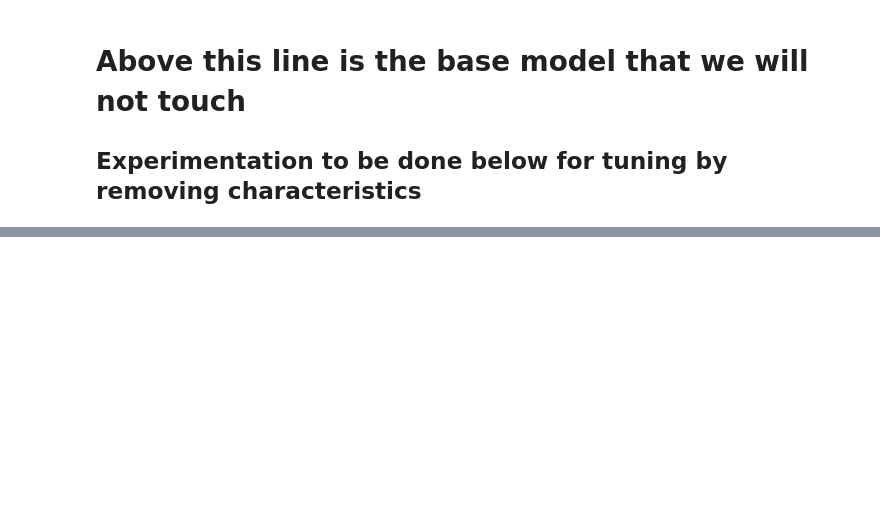
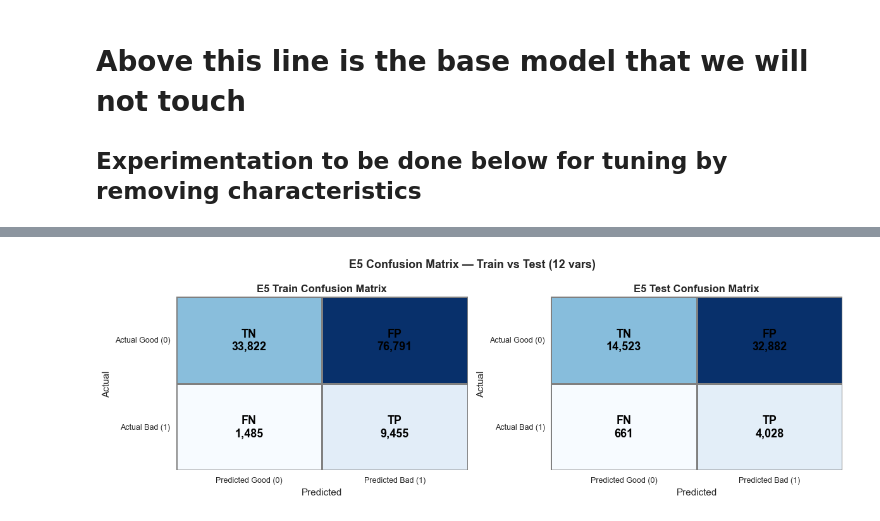
Before and after one commit to spectre-meltdown/IS453-Financial_Analytics-Scorecard_Project, a Jupyter notebook: 3.1 Tuning 1 Remove Characteristics.ipynb, the cells around one changed output, grey strips where cells are left out. Cells and saved outputs as stored; diff of their text form; code cells hidden in the pictures; blank space fills up the shorter version.

```diff
--- a/3.1 Tuning 1 Remove Characteristics.ipynb
+++ b/3.1 Tuning 1 Remove Characteristics.ipynb
@@ -1658,0 +1700,98 @@ Error:
+# %%
+cutoff_e5 = 570  # same as baseline cutoff; adjust based on sensitivity table above if needed
+
+score_col_e5 = train_score_e5.columns[0]
+predicted_bad_train_e5 = (train_score_e5[score_col_e5] < cutoff_e5).astype(int).tolist()
+predicted_bad_test_e5  = (test_score_e5[score_col_e5]  < cutoff_e5).astype(int).tolist()
+
+print(f'=== E5 Scorecard Metrics & Evaluation (12 vars, Cutoff = {cutoff_e5} ===')
+
+def get_metrics_e5(y_true, y_pred):
+    cm = confusion_matrix(y_true, y_pred)
+    tn, fp, fn, tp = cm.ravel()
+    accuracy    = (tp + tn) / (tp + tn + fp + fn)
+    error_rate  = 1 - accuracy
+    precision   = tp / (tp + fp) if (tp + fp) > 0 else 0
+    recall      = tp / (tp + fn) if (tp + fn) > 0 else 0
+    specificity = tn / (tn + fp) if (tn + fp) > 0 else 0
+    f1          = 2 * precision * recall / (precision + recall) if (precision + recall) > 0 else 0
+    return {
+        'Accuracy'   : round(accuracy, 4),
+        'Error Rate' : round(error_rate, 4),
+        'Precision'  : round(precision, 4),
+        'Recall'     : round(recall, 4),
+        'Specificity': round(specificity, 4),
+        'F1 Score'   : round(f1, 4),
+    }
+
+train_metrics_e5 = get_metrics_e5(y_train, predicted_bad_train_e5)
+test_metrics_e5  = get_metrics_e5(y_test,  predicted_bad_test_e5)
+
+# --- Confusion Matrix ---
+fig, axes = plt.subplots(1, 2, figsize=(12, 4))
+for ax, y_true, y_pred, lbl in [
+    (axes[0], y_train, predicted_bad_train_e5, 'Train'),
+    (axes[1], y_test,  predicted_bad_test_e5,  'Test')
+]:
+    cm = confusion_matrix(y_true, y_pred)
+    tn, fp, fn, tp = cm.ravel()
+    sns.heatmap(cm, ax=ax, cmap='Blues', cbar=False, linewidths=1, linecolor='gray', annot=False)
+    for (row, col, text) in [(0,0,f'TN\n{tn:,}'),(0,1,f'FP\n{fp:,}'),(1,0,f'FN\n{fn:,}'),(1,1,f'TP\n{tp:,}')]:
+        ax.text(col+0.5, row+0.5, text, ha='center', va='center', fontsize=13, fontweight='bold', color='black')
+    ax.set_xlabel('Predicted', fontsize=11)
+    ax.set_ylabel('Actual', fontsize=11)
+    ax.set_title(f'E5 {lbl} Confusion Matrix', fontsize=12, fontweight='bold')
+    ax.set_xticklabels(['Predicted Good (0)', 'Predicted Bad (1)'], fontsize=9)
+    ax.set_yticklabels(['Actual Good (0)', 'Actual Bad (1)'], fontsize=9, rotation=0)
+plt.suptitle('E5 Confusion Matrix — Train vs Test (12 vars)', fontsize=13, fontweight='bold')
+plt.tight_layout()
+plt.show()
+
+# --- PCC Summary Table ---
+metrics_df_e5 = pd.DataFrame({
+    'Metric': list(train_metrics_e5.keys()),
+    'Train' : list(train_metrics_e5.values()),
+    'Test'  : list(test_metrics_e5.values()),
+})
+print('\n*** E5 PCC Metrics Summary Table ***')
+display(
+    metrics_df_e5.assign(
+        Difference=((metrics_df_e5['Test'] - metrics_df_e5['Train']) * 100).round(2).astype(str) + '%'
+    ).style
+    .hide(axis='index')
+    .format({'Train': '{:.4f}', 'Test': '{:.4f}'})
+    .set_properties(**{'text-align': 'center'})
+    .set_properties(subset=['Metric'], **{'text-align': 'left', 'font-weight': 'bold'})
+)
+
+# --- AUC / Gini / KS ---
+print('\n*** E5 AUC, Gini, and KS Summary ***')
+print(f"{'Metric':<30} {'Train':>10} {'Test':>10}")
+print('-' * 52)
+print(f"{'AUC':<30} {exp5['train_auc']:>10.4f} {exp5['test_auc']:>10.4f}")
+print(f"{'Gini Coefficient':<30} {exp5['train_gini']:>10.4f} {exp5['test_gini']:>10.4f}")
+print(f"{'KS (logit probabilities)':<30} {exp5['ks_logit_train']:>10.4f} {exp5['ks_logit_test']:>10.4f}")
+print(f"{'KS (scorecard points)':<30} {exp5['ks_score_train']:>10.4f} {exp5['ks_score_test']:>10.4f}")
+print(f"{'Overfit (Train-Test AUC)':<30} {exp5['overfit_auc']:>10.4f}")
+
+# --- Score Distribution ---
+fig, axes = plt.subplots(1, 2, figsize=(14, 5))
+for ax, scores_df, y_true, lbl in [
+    (axes[0], train_score_e5, y_train, 'Train'),
+    (axes[1], test_score_e5,  y_test,  'Test')
+]:
+    scores      = scores_df.iloc[:, 0]
+    good_scores = scores[y_true == 0]
+    bad_scores  = scores[y_true == 1]
+    bins_range  = range(int(scores.min()), int(scores.max()) + 10, 10)
+    ax.hist(good_scores, bins=bins_range, alpha=0.6, color='#4C9BE8', label='Good (0)', density=True)
+    ax.hist(bad_scores,  bins=bins_range, alpha=0.6, color='#E8624C', label='Bad (1)',  density=True)
+    ax.axvline(cutoff_e5, color='black', linestyle='--', linewidth=1.5, label=f'Cutoff = {cutoff_e5}')
+    ax.set_xlabel('Scorecard Points')
+    ax.set_ylabel('Density')
+    ax.set_title(f'E5 {lbl} Score Distribution (12 vars)')
+    ax.legend()
+plt.suptitle('E5 Score Distribution — Good vs Bad (12 vars)', fontsize=13, fontweight='bold')
+plt.tight_layout()
+plt.show()
+# %% [output]
@@ -1658,0 +1799 @@ Error:
+[figure, added]
```
Also changed, not shown: parts of 8 cells of this notebook.
